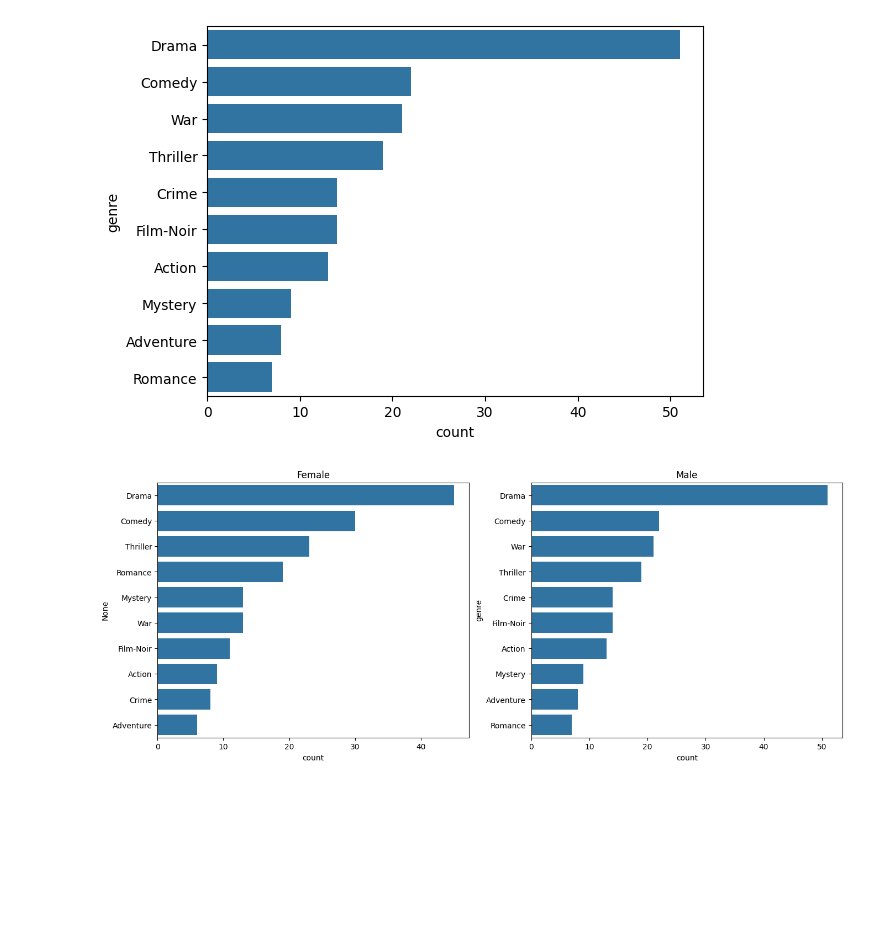
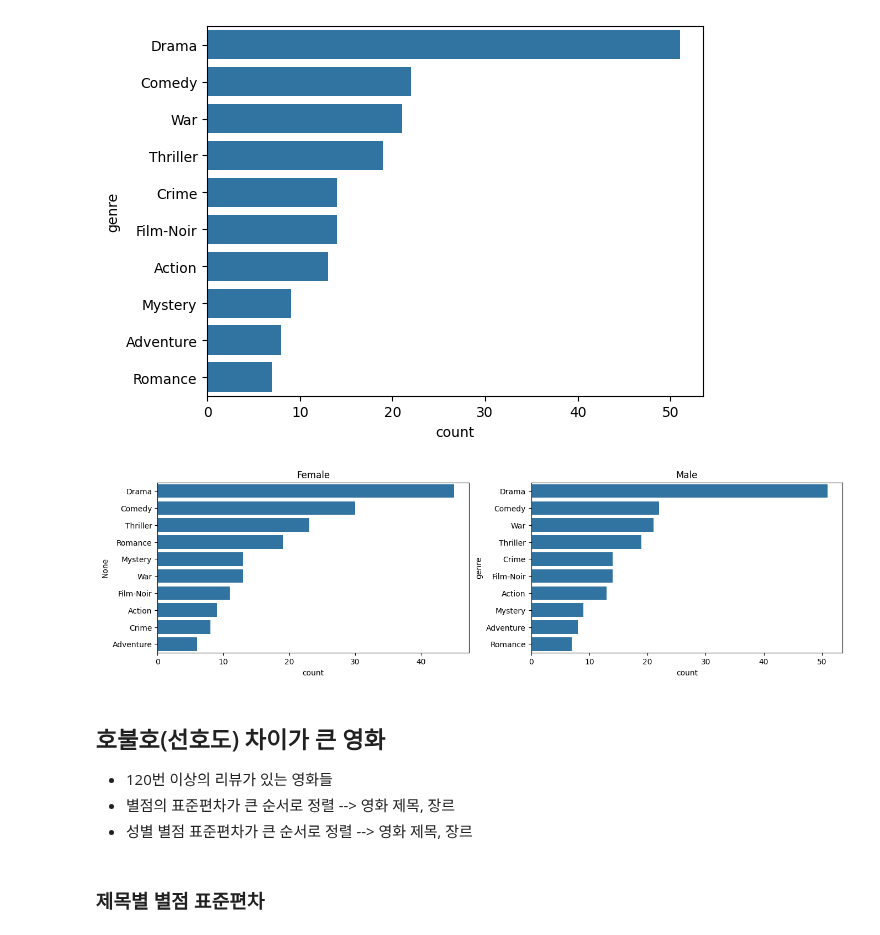
Before and after one commit to JakeOh/202511_BD53, a Jupyter notebook: lab_python/da14_movielens.ipynb, the cells around one changed output. Cells and saved outputs as stored; diff of their text form; code cells hidden in the pictures; blank space fills up the shorter version.

```diff
--- a/lab_python/da14_movielens.ipynb
+++ b/lab_python/da14_movielens.ipynb
@@ -971,14 +971,22 @@ plt.show()
 # %% [output]
 [figure]
 # %%
-fig, axes = plt.subplots(nrows=1, ncols=2, figsize=(16, 6))
+fig, axes = plt.subplots(nrows=1, ncols=2, figsize=(16, 4))
 
 sns.barplot(x=female_genres_10, y=female_genres_10.index, ax=axes[0])
 sns.barplot(x=male_genres_10, y=male_genres_10.index, ax=axes[1])
 
 axes[0].set_title('Female')
 axes[1].set_title('Male')
 
 plt.show()
 # %% [output]
-[figure, old version]
+[figure, new version]
+# %% [markdown]
+## 호불호(선호도) 차이가 큰 영화
+
+*   120번 이상의 리뷰가 있는 영화들
+*   별점의 표준편차가 큰 순서로 정렬 --> 영화 제목, 장르
+*   성별 별점 표준편차가 큰 순서로 정렬 --> 영화 제목, 장르
+# %% [markdown]
+### 제목별 별점 표준편차
```
Also changed, not shown: parts of 13 cells of this notebook.
